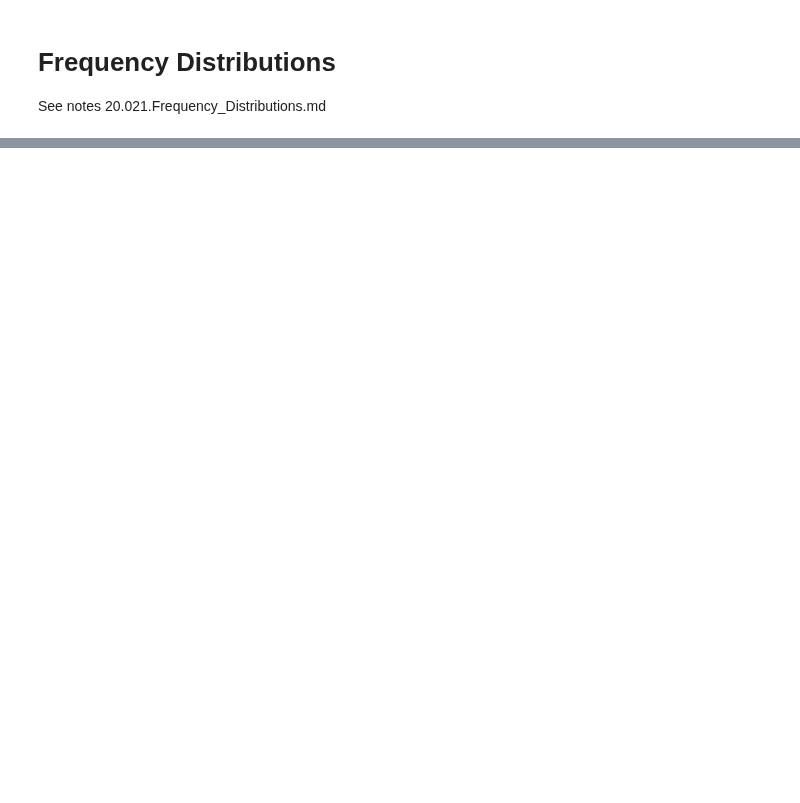
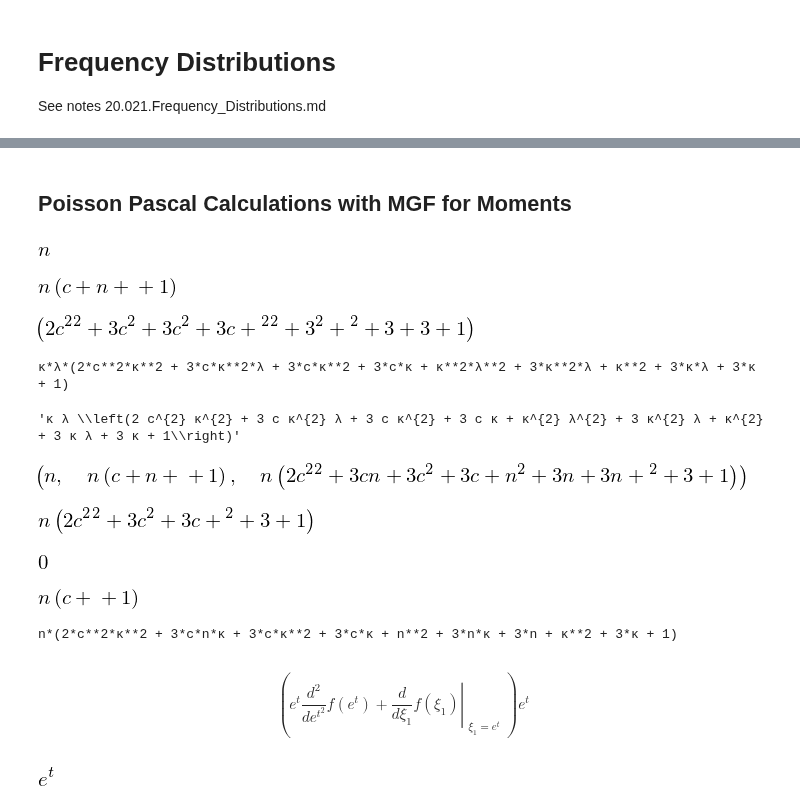
Before and after one commit to mynl/aggregate, a Jupyter notebook: examples/frequency_distributions.ipynb, the cells around one changed output, grey strips where cells are left out. Cells and saved outputs as stored; diff of their text form; code cells hidden in the pictures; blank space fills up the shorter version.

```diff
--- a/examples/frequency_distributions.ipynb
+++ b/examples/frequency_distributions.ipynb
@@ -38,6 +38,12 @@ import aggregate.parser as parser
 import aggregate.underwriter as trash
 uw = trash.Underwriter(debug=False)
 from aggregate.utils import sgamma_fit, MomentAggregator
+# %%
+sns.palplot(sns.color_palette("husl", 7))
+sns.palplot(sns.color_palette("Paired", 8))
+sns.set_palette(sns.color_palette("Paired", 8))
+current_palette = sns.color_palette()
+sns.palplot(current_palette)
 # %%
 ft = lambda x: np.fft.fft(x)
 
@@ -462,0 +961,2 @@ df = pois_pas(10, .55, 2.1, 8, logy=True)
+# %% [markdown]
+## Poisson Pascal Calculations with MGF for Moments
@@ -462,0 +967,26 @@ df = pois_pas(10, .55, 2.1, 8, logy=True)
+# %%
+x = sym.Symbol('x', real=True)
+λ = sym.Symbol('λ', real=True)
+κ = sym.Symbol('κ', real=True)
+c = sym.Symbol('c', real=True)
+n = sym.Symbol('n', real=True)
+# %%
+sym.simplify(sym.diff(sym.exp((n/κ)*((1 - κ * c *(sym.exp(x) - 1))**(-1/c) - 1)), x, 1).subs(x, 0))
+# %% [output]
+[figure, added]
+# %%
+sym.simplify(sym.diff(sym.exp((n/κ)*((1 - κ * c *(sym.exp(x) - 1))**(-1/c) - 1)), x, 2).subs(x, 0))
+# %% [output]
+[figure, added]
+# %%
+sym.simplify(sym.diff(sym.exp(λ*((1 - κ * c *(sym.exp(x) - 1))**(-1/c) - 1)), x, 3).subs(x, 0))
+# %% [output]
+[figure, added]
+# %%
+print(sym.simplify(sym.diff(sym.exp(λ*((1 - κ * c *(sym.exp(x) - 1))**(-1/c) - 1)), x, 3).subs(x, 0)))
+# %% [output]
+κ*λ*(2*c**2*κ**2 + 3*c*κ**2*λ + 3*c*κ**2 + 3*c*κ + κ**2*λ**2 + 3*κ**2*λ + κ**2 + 3*κ*λ + 3*κ + 1)
+# %%
+sym.latex(sym.simplify(sym.diff(sym.exp(λ*((1 - κ * c *(sym.exp(x) - 1))**(-1/c) - 1)), x, 3).subs(x, 0)))
+# %% [output]
+'κ λ \\left(2 c^{2} κ^{2} + 3 c κ^{2} λ + 3 c κ^{2} + 3 c κ + κ^{2} λ^{2} + 3 κ^{2} λ + κ^{2} + 3 κ λ + 3 κ + 1\\right)'
@@ -462,0 +997,21 @@ df = pois_pas(10, .55, 2.1, 8, logy=True)
+# %%
+en1, en2, en3
+# %% [output]
+[figure, added]
+# %%
+cent = sym.simplify(en3 - 3 * en2 * en1 + 2 * en1**3)
+cent
+# %% [output]
+[figure, added]
+# %%
+sym.limit(cent / (en2 - en1*en1)**(3/2), n, sym.oo)
+# %% [output]
+[figure, added]
+# %%
+sym.simplify(en2 - en1*en1)
+# %% [output]
+[figure, added]
+# %%
+print(en3)
+# %% [output]
+n*(2*c**2*κ**2 + 3*c*n*κ + 3*c*κ**2 + 3*c*κ + n**2 + 3*n*κ + 3*n + κ**2 + 3*κ + 1)
@@ -462,0 +1021,8 @@ df = pois_pas(10, .55, 2.1, 8, logy=True)
+# %%
+display(sym.diff(f(sym.exp(t)), t, 2))
+# %% [output]
+$$\left(e^{t} \frac{d^{2}}{d e^{t}^{2}}  f{\left (e^{t} \right )} + \left. \frac{d}{d \xi_{1}} f{\left (\xi_{1} \right )} \right|_{\substack{ \xi_{1}=e^{t} }}\right) e^{t}$$
+# %%
+sym.diff(sym.exp(t), t)
+# %% [output]
+[figure, added]
```
Also changed, not shown: parts of 62 cells of this notebook, 8 other files.
